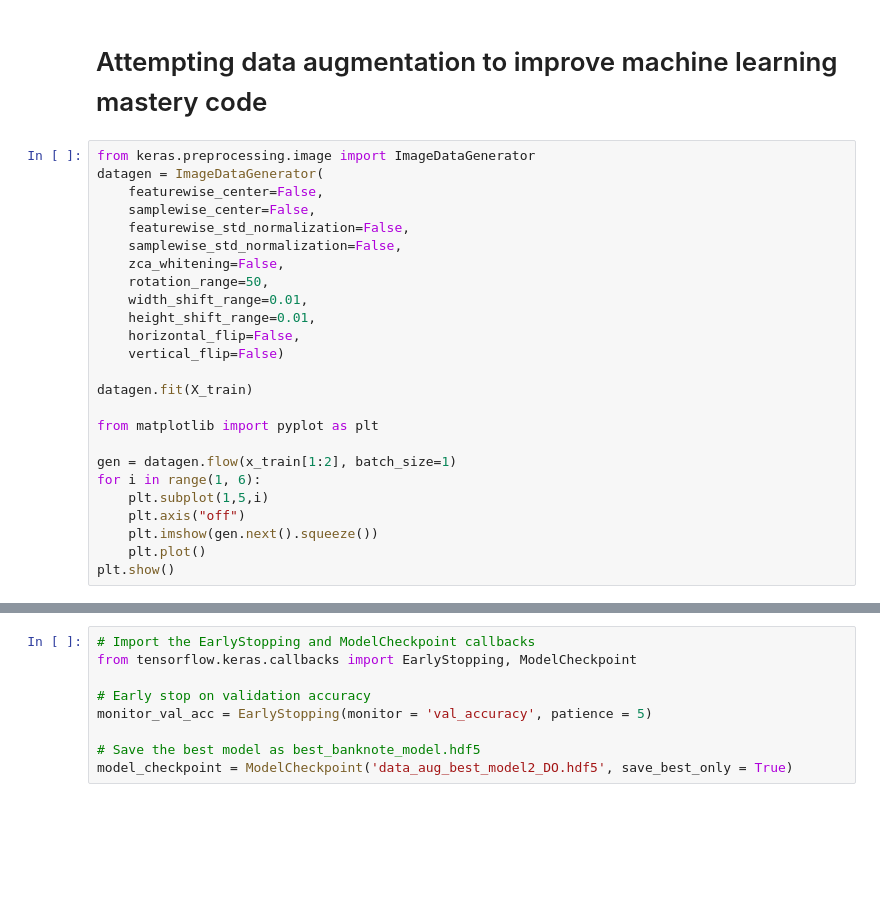
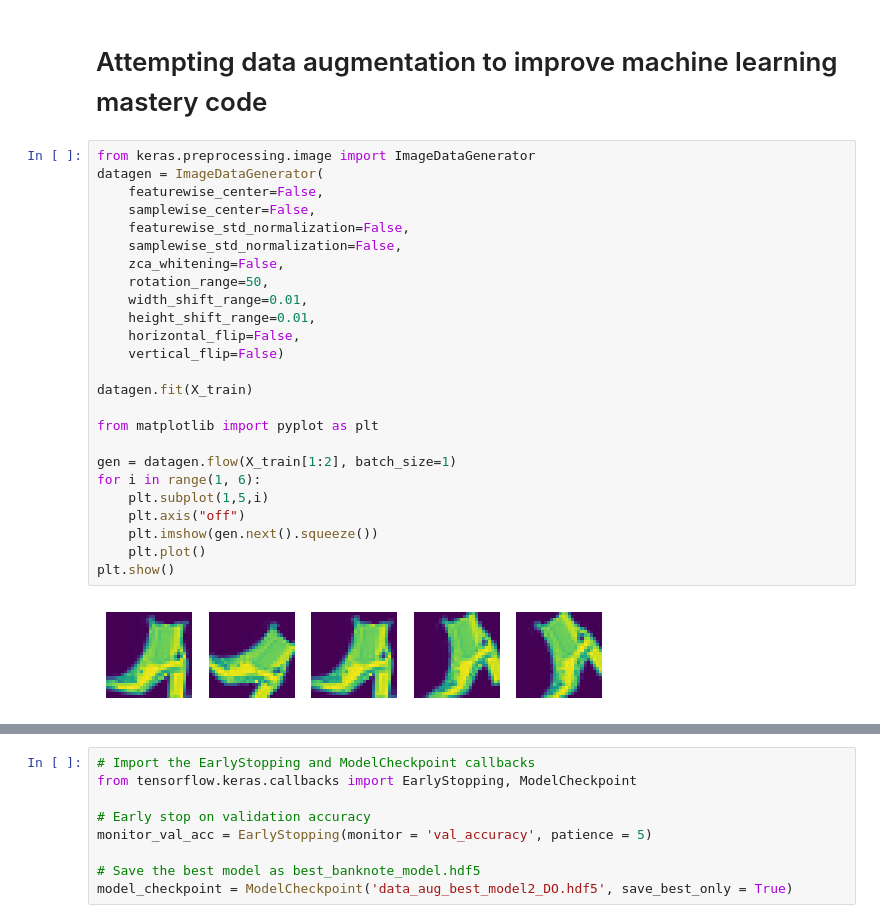
Before and after one commit to JoelPoah/Fashion_MNIST, a Jupyter notebook: fashion.ipynb, the cells around one changed output, grey strips where cells are left out. Cells and saved outputs as stored; diff of their text form; blank space fills up the shorter version.

```diff
--- a/fashion.ipynb
+++ b/fashion.ipynb
@@ -1293,28 +1421,30 @@ plt.show()
 # %%
 from keras.preprocessing.image import ImageDataGenerator
 datagen = ImageDataGenerator(
     featurewise_center=False,
     samplewise_center=False,
     featurewise_std_normalization=False,
     samplewise_std_normalization=False,
     zca_whitening=False,
     rotation_range=50,
     width_shift_range=0.01,
     height_shift_range=0.01,
     horizontal_flip=False,
     vertical_flip=False)
 
 datagen.fit(X_train)
 
 from matplotlib import pyplot as plt
 
-gen = datagen.flow(x_train[1:2], batch_size=1)
+gen = datagen.flow(X_train[1:2], batch_size=1)
 for i in range(1, 6):
     plt.subplot(1,5,i)
     plt.axis("off")
     plt.imshow(gen.next().squeeze())
     plt.plot()
 plt.show()
+# %% [output]
+[figure, added]
 # %%
 model_2 = Sequential()
 model_2.add(Conv2D(32, kernel_size=(3, 3),
```
Also changed, not shown: parts of 26 cells of this notebook, 2 other files.
